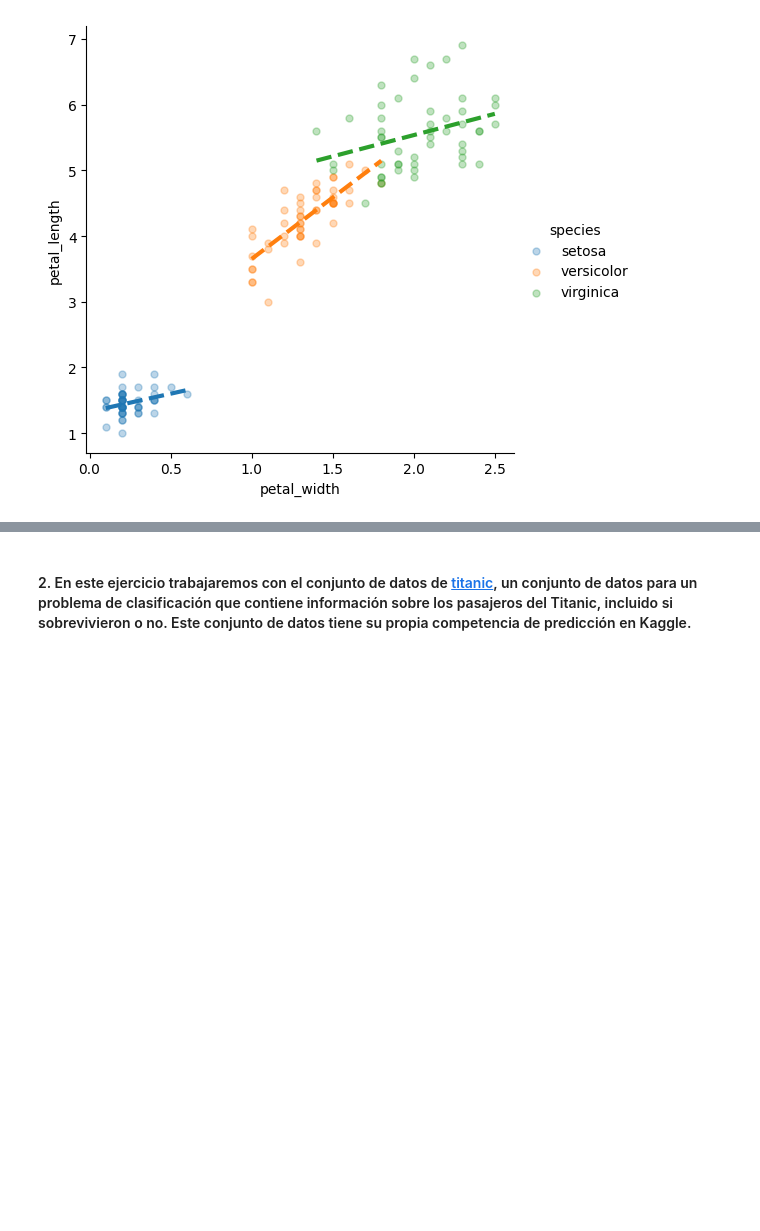
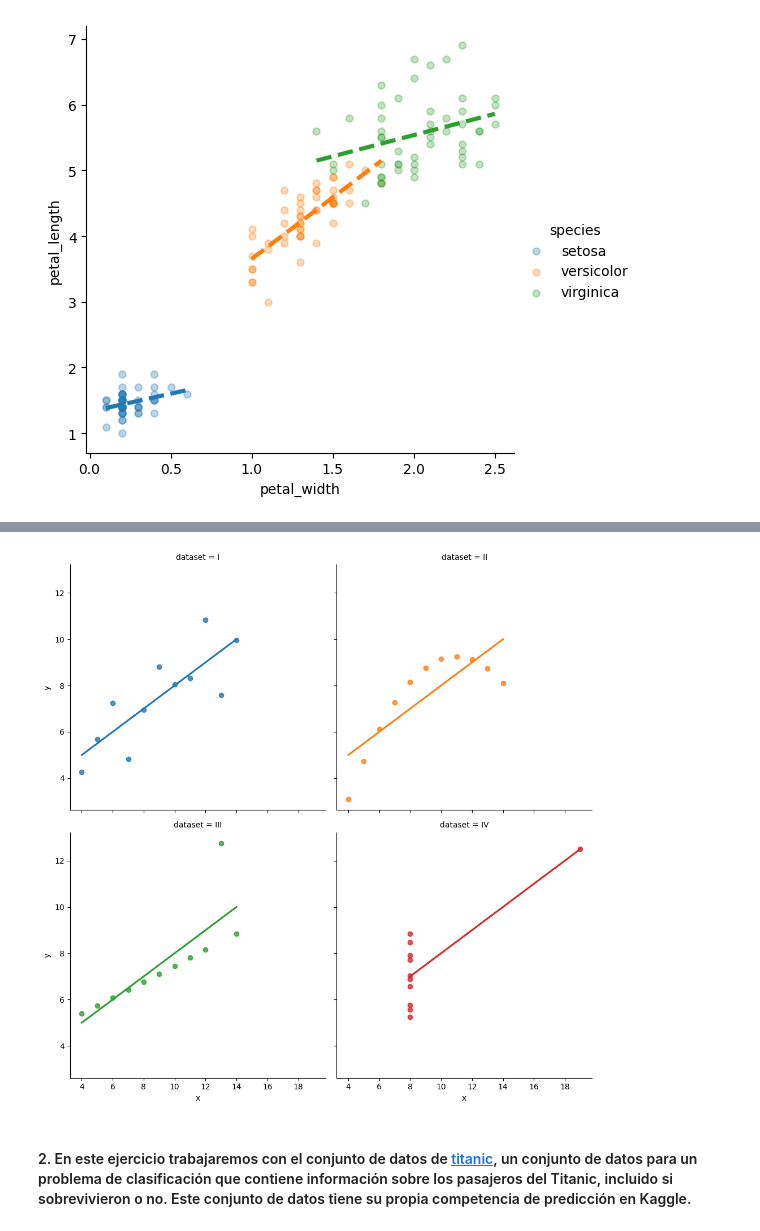
Before and after one commit to AlejandroVillazonG/ayudantias_MAT281, a Jupyter notebook: ayudantias_2023/Ayud6_MAT281_matplotlib_seaborn.ipynb, the cells around one changed output, grey strips where cells are left out. Cells and saved outputs as stored; diff of their text form; code cells hidden in the pictures; blank space fills up the shorter version.

```diff
--- a/ayudantias_2023/Ayud6_MAT281_matplotlib_seaborn.ipynb
+++ b/ayudantias_2023/Ayud6_MAT281_matplotlib_seaborn.ipynb
@@ -401,3 +397,10 @@ df = sns.load_dataset("anscombe")
+# %%
+# Escribe tu code aquí
+sns.lmplot(x = 'x', y = 'y', data = df,
+           ci = None, hue = 'dataset',
+           col = 'dataset', col_wrap=2);
+# %% [output]
+[figure, added]
 # %% [markdown]
 #### 2.  En este ejercicio trabajaremos con el conjunto de datos de [titanic](https://www.kaggle.com/c/titanic/data), un conjunto de datos para un problema de clasificación que contiene información sobre los pasajeros del Titanic, incluido si sobrevivieron o no. Este conjunto de datos tiene su propia competencia de predicción en Kaggle.
 # %%
```
Also changed, not shown: parts of 12 cells of this notebook.
